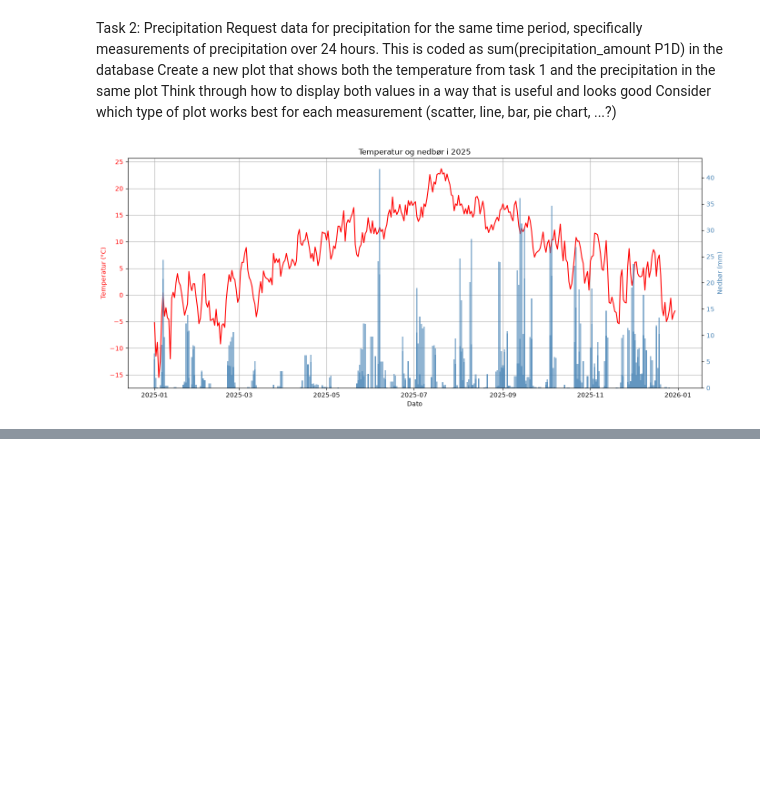
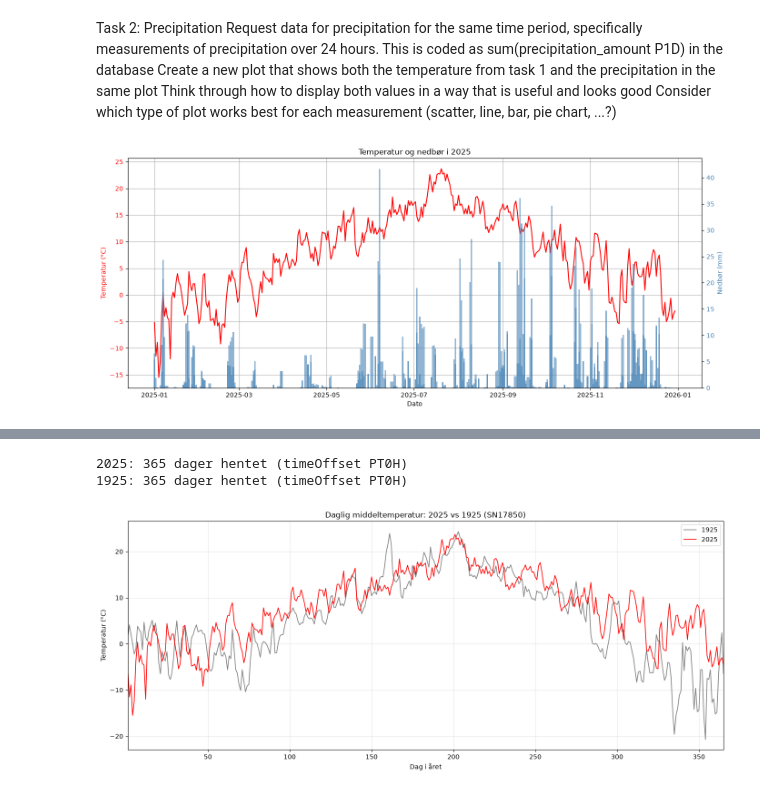
Before and after one commit to madhel310/Deliverable_1, a Jupyter notebook: Deliverable_1.ipynb, the cells around one changed output, grey strips where cells are left out. Drawn from its saved outputs; the diff is of its cells as text; code cells hidden in the pictures; blank space fills up the shorter version.

```diff
--- a/Deliverable_1.ipynb
+++ b/Deliverable_1.ipynb
@@ -222,0 +234,77 @@ plt.show()
+# %%
+station_id = "SN17850"  # same station as task 1
+element = "mean(air_temperature P1D)"
+endpoint = "https://frost.met.no/observations/v0.jsonld"
+
+
+def hent_temperatur(year):
+    """Henter daglig middeltemperatur for ett år og returnerer en DataFrame."""
+    r = requests.get(
+        endpoint,
+        params={
+            "sources": station_id,
+            "elements": element,
+            "referencetime": f"{year}-01-01/{year + 1}-01-01",
+        },
+        auth=(client_id, ""),
+    )
+    if r.status_code != 200:
+        print(f"Feil for {year}! Statuskode {r.status_code}")
+        print(r.json()["error"]["reason"])
+        raise SystemExit
+
+    rows = []
+    for item in r.json()["data"]:
+        for obs in item["observations"]:
+            rows.append({
+                "date": item["referenceTime"][:10],
+                "timeOffset": obs["timeOffset"],
+                "value": obs["value"],
+            })
+    df = pd.DataFrame(rows)
+
+    # Keep one series per day: PT0H if it exists, otherwise the most common offset
+    offset = "PT0H" if "PT0H" in df["timeOffset"].values else df["timeOffset"].mode()[0]
+    df = df[df["timeOffset"] == offset].copy()
+
+    df["date"] = pd.to_datetime(df["date"])
+    df["day"] = df["date"].dt.dayofyear
+    print(f"{year}: {len(df)} dager hentet (timeOffset {offset})")
+    return df[["day", "value"]].rename(columns={"value": f"temp_{year}"})
+
+
+df2025 = hent_temperatur(2025)
+df1925 = hent_temperatur(1925)
+
+merged = pd.merge(df2025, df1925, on="day", how="inner")
+
+# Plot
+fig, ax = plt.subplots(figsize=(14, 6))
+ax.plot(merged["day"], merged["temp_1925"], color="gray", linewidth=1.2, label="1925")
+ax.plot(merged["day"], merged["temp_2025"], color="red", linewidth=1.2, label="2025")
+
+ax.set_title(f"Daglig middeltemperatur: 2025 vs 1925 ({station_id})")
+ax.set_xlabel("Dag i året")
+ax.set_ylabel("Temperatur (°C)")
+ax.set_xlim(1, 365)
+ax.grid(True, alpha=0.3)
+ax.legend()
+plt.tight_layout()
+plt.show()
+
+# Summary table (same statistics as task 1)
+summary = pd.DataFrame({
+    "Statistikk": ["Mean", "Median", "Min", "Max"],
+    "1925 (°C)": [merged["temp_1925"].mean(), merged["temp_1925"].median(),
+                  merged["temp_1925"].min(), merged["temp_1925"].max()],
+    "2025 (°C)": [merged["temp_2025"].mean(), merged["temp_2025"].median(),
+                  merged["temp_2025"].min(), merged["temp_2025"].max()],
+})
+summary["Differanse (°C)"] = summary["2025 (°C)"] - summary["1925 (°C)"]
+
+print("\nSammendrag 1925 vs 2025:")
+print(summary.round(2).to_string(index=False))
+# %% [output]
+2025: 365 dager hentet (timeOffset PT0H)
+1925: 365 dager hentet (timeOffset PT0H)
+[figure, added]
```
Also changed, not shown: parts of 8 cells of this notebook, 1 other file.
